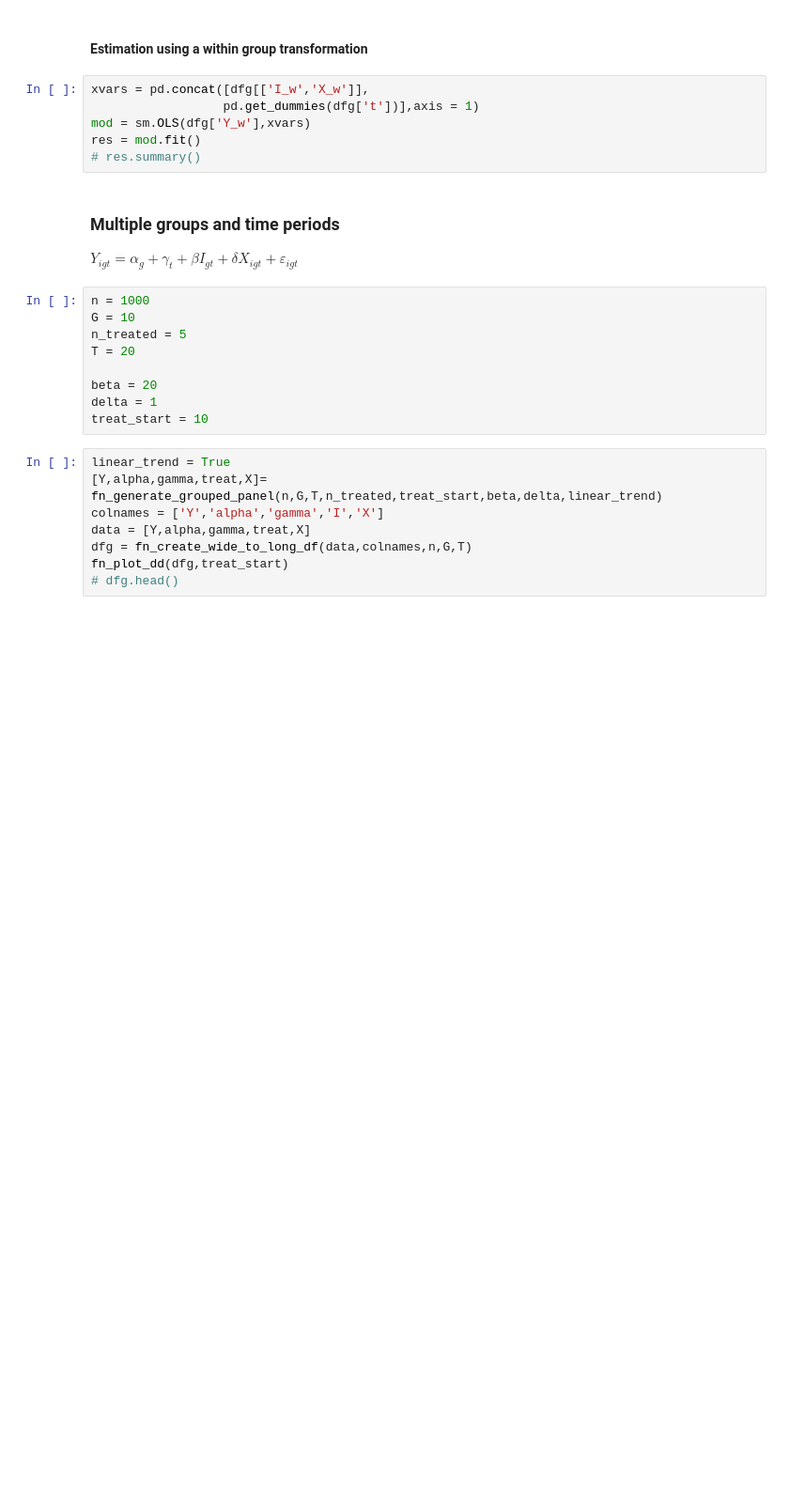
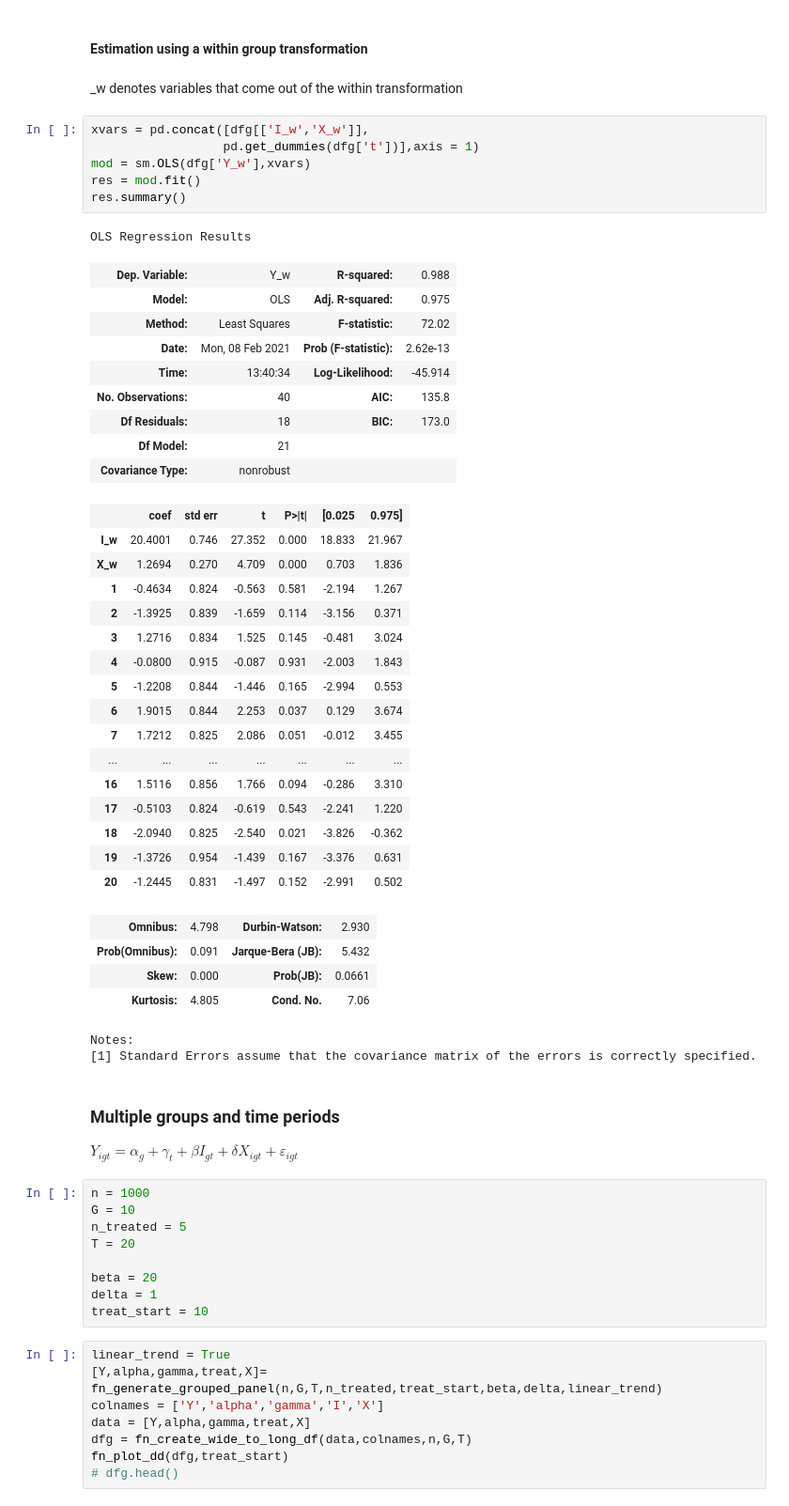
Before and after one commit to Asunafyc/big-data-econometrics, a Jupyter notebook: notebooks/Lecture 4 - diff-in-diff.ipynb, the cells around one changed output. Shown at 94% size. Cells and saved outputs as stored; diff of their text form; blank space fills up the shorter version.

```diff
--- a/notebooks/Lecture 4 - diff-in-diff.ipynb
+++ b/notebooks/Lecture 4 - diff-in-diff.ipynb
@@ -438,11 +637,46 @@ res = mod.fit()
 # %% [markdown]
 #### Estimation using a within group transformation
+# %% [markdown]
+_w denotes variables that come out of the within transformation
 # %%
 xvars = pd.concat([dfg[['I_w','X_w']],
                   pd.get_dummies(dfg['t'])],axis = 1)
 mod = sm.OLS(dfg['Y_w'],xvars)
 res = mod.fit()
-# res.summary()
+res.summary()
+# %% [output]
+OLS Regression Results
+| Dep. Variable: | Y_w | R-squared: | 0.988 |
+| Model: | OLS | Adj. R-squared: | 0.975 |
+| Method: | Least Squares | F-statistic: | 72.02 |
+| Date: | Mon, 08 Feb 2021 | Prob (F-statistic): | 2.62e-13 |
+| Time: | 13:40:34 | Log-Likelihood: | -45.914 |
+| No. Observations: | 40 | AIC: | 135.8 |
+| Df Residuals: | 18 | BIC: | 173.0 |
+| Df Model: | 21 |  |  |
+| Covariance Type: | nonrobust |  |  |
+|  | coef | std err | t | P>|t| | [0.025 | 0.975] |
+| I_w | 20.4001 | 0.746 | 27.352 | 0.000 | 18.833 | 21.967 |
+| X_w | 1.2694 | 0.270 | 4.709 | 0.000 | 0.703 | 1.836 |
+| 1 | -0.4634 | 0.824 | -0.563 | 0.581 | -2.194 | 1.267 |
+| 2 | -1.3925 | 0.839 | -1.659 | 0.114 | -3.156 | 0.371 |
+| 3 | 1.2716 | 0.834 | 1.525 | 0.145 | -0.481 | 3.024 |
+| 4 | -0.0800 | 0.915 | -0.087 | 0.931 | -2.003 | 1.843 |
+| 5 | -1.2208 | 0.844 | -1.446 | 0.165 | -2.994 | 0.553 |
+| 6 | 1.9015 | 0.844 | 2.253 | 0.037 | 0.129 | 3.674 |
+| 7 | 1.7212 | 0.825 | 2.086 | 0.051 | -0.012 | 3.455 |
+| ... | ... | ... | ... | ... | ... | ... |
+| 16 | 1.5116 | 0.856 | 1.766 | 0.094 | -0.286 | 3.310 |
+| 17 | -0.5103 | 0.824 | -0.619 | 0.543 | -2.241 | 1.220 |
+| 18 | -2.0940 | 0.825 | -2.540 | 0.021 | -3.826 | -0.362 |
+| 19 | -1.3726 | 0.954 | -1.439 | 0.167 | -3.376 | 0.631 |
+| 20 | -1.2445 | 0.831 | -1.497 | 0.152 | -2.991 | 0.502 |
+| Omnibus: | 4.798 | Durbin-Watson: | 2.930 |
+| Prob(Omnibus): | 0.091 | Jarque-Bera (JB): | 5.432 |
+| Skew: | 0.000 | Prob(JB): | 0.0661 |
+| Kurtosis: | 4.805 | Cond. No. | 7.06 |
+Notes:
+[1] Standard Errors assume that the covariance matrix of the errors is correctly specified.
 # %% [markdown]
 ### Multiple groups and time periods
 
```
Also changed, not shown: parts of 45 cells of this notebook.
